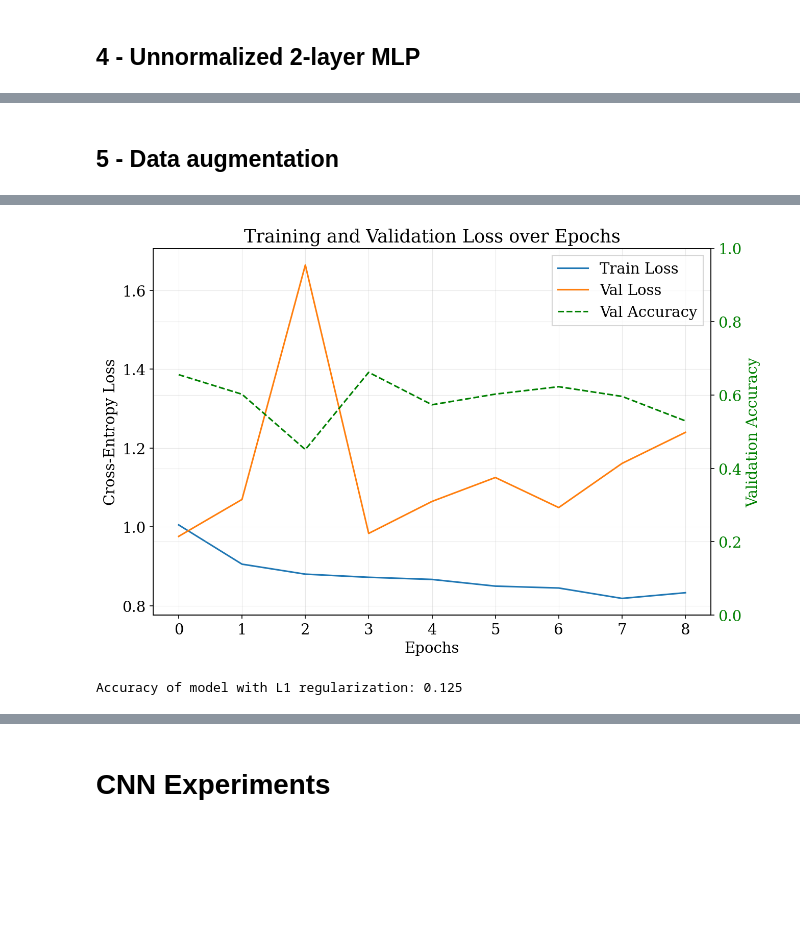
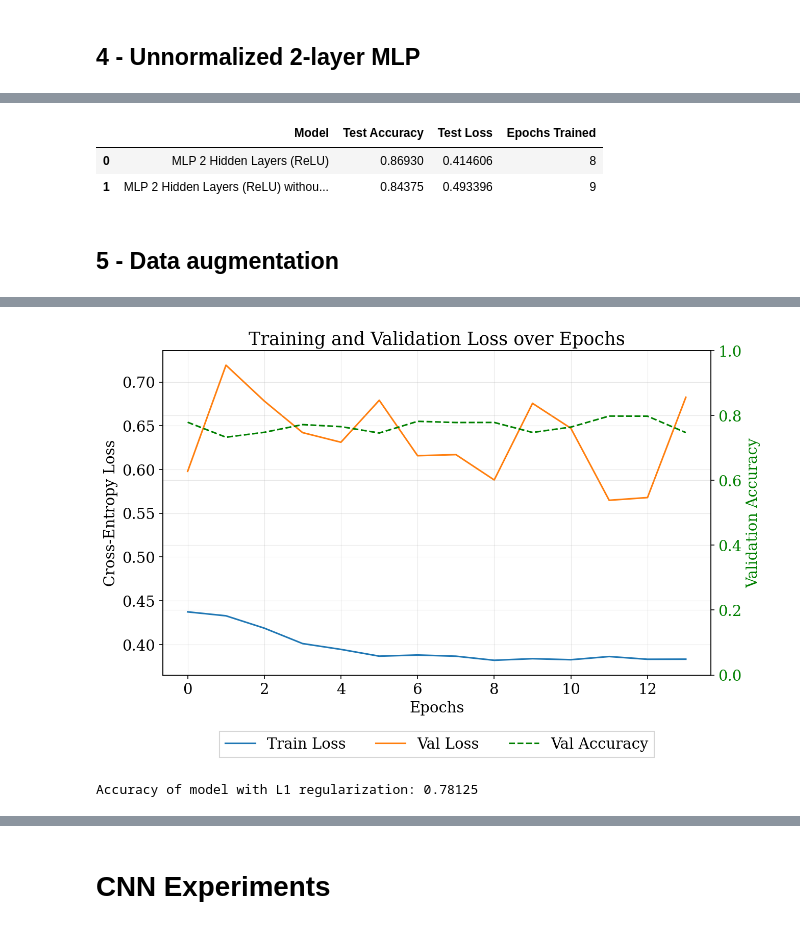
Before and after one commit to audrey352/COMP551, a Jupyter notebook: Assignment3/A3_notebook.ipynb, the cells around one changed output, grey strips where cells are left out. Drawn from its saved outputs; the diff is of its cells as text; code cells hidden in the pictures; blank space fills up the shorter version.

```diff
--- a/Assignment3/A3_notebook.ipynb
+++ b/Assignment3/A3_notebook.ipynb
@@ -1483,4 +1507,26 @@ Early stopping at epoch 10 due to no improvement in validation loss over the las
 Accuracy of model without normalization: 0.84375
+# %%
+results_part4 = pd.DataFrame({
+    'Model': ['MLP 2 Hidden Layers (ReLU)', 'MLP 2 Hidden Layers (ReLU) without Normalization'],
+    'Test Accuracy': [
+        evaluate_acc(test_labels_onehot, model2.predict(test_images)),
+        evaluate_acc(test_labels_onehot_unnorm, model2_unnorm.predict(test_images_unnorm))
+    ],
+    'Test Loss': [
+        cross_entropy_loss(test_labels_onehot, model2.predict(test_images)),
+        cross_entropy_loss(test_labels_onehot_unnorm, model2_unnorm.predict(test_images_unnorm))
+    ],
+    'Epochs Trained': [
+        len(results_l2['train_loss']),
+        len(results_l2_unnorm['train_loss'])
+    ]
+})
+# print('disregard the first row since that model was evaluated on different test data')
+results_part4
+# %% [output]
+|  | Model | Test Accuracy | Test Loss | Epochs Trained |
+| 0 | MLP 2 Hidden Layers (ReLU) | 0.86930 | 0.414606 | 8 |
+| 1 | MLP 2 Hidden Layers (ReLU) withou... | 0.84375 | 0.493396 | 9 |
 # %% [markdown]
 ## 5 - Data augmentation
 # %%
@@ -1525,6 +1571,6 @@ results_l2_l1reg_aug = train_on_batches(
     save_fig=True, save_name='L1reg_aug'
     )
 
-yhat = model2_l1reg_aug.predict(test_images) # N x C
+yhat = model2_l1reg_aug.predict(test_images_aug) # N x C
 print("Accuracy of model with L1 regularization:", evaluate_acc(test_labels_onehot_aug, yhat))
 # %% [output]
@@ -1532,5 +1578,5 @@ Early stopping at epoch 9 due to no improvement in validation loss over the last
-[figure, old version]
+[figure, new version]
-Accuracy of model with L1 regularization: 0.125
+Accuracy of model with L1 regularization: 0.78125
 # %%
  # --- 2 Hidden Layers with L2 regularization ---
 model2_l2reg_aug = MLP(
```
Also changed, not shown: parts of 29 cells of this notebook, 22 other files.
